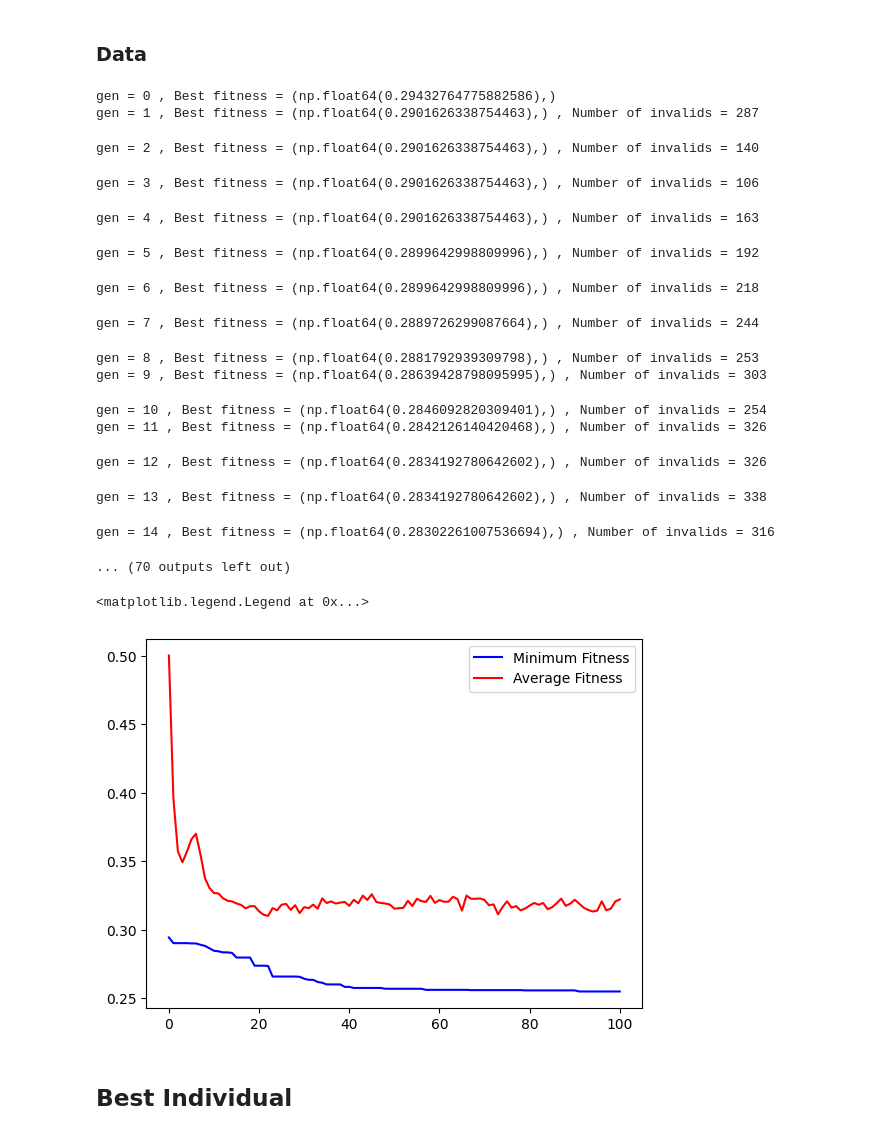
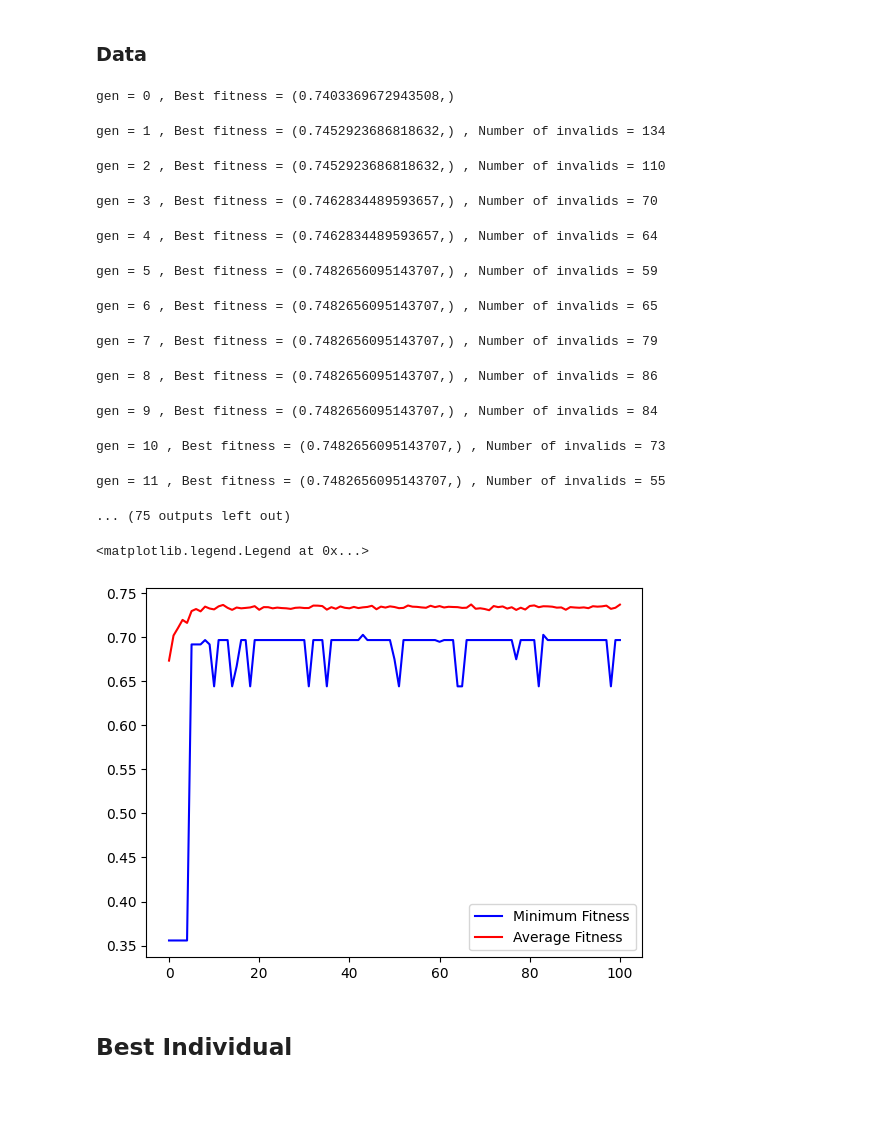
Before and after one commit to BuiHoangTu/ul.year2024Autumn.evolutionary-computation.mid-project, a Jupyter notebook: main.ipynb, the cells around one changed output. Drawn from its saved outputs; the diff is of its cells as text; code cells hidden in the pictures; blank space fills up the shorter version.

```diff
--- a/main.ipynb
+++ b/main.ipynb
@@ -134,7 +134,7 @@ import random
 RANDOM_SEED = 1
 random.seed(RANDOM_SEED)
 
-POPULATION_SIZE = 1000
+POPULATION_SIZE = 100
 MAX_GENERATIONS = 100
 P_CROSSOVER = 0.8
 P_MUTATION = 0.01
@@ -146,7 +146,7 @@ GENOME_REPRESENTATION = "list"
 MAX_GENOME_LENGTH = None
 
 MAX_INIT_TREE_DEPTH = 13
-MIN_INIT_TREE_DEPTH = 3
+MIN_INIT_TREE_DEPTH = 5
 MAX_TREE_DEPTH = 90
 MAX_WRAPS = 0
 CODON_SIZE = 255
@@ -322,3 +264,20 @@ y_train = trainDf["output"].to_numpy()
+# %%
+import cupy
+
+
+# train data
+X_train = trainDf.drop(columns=["output"])
+y_train = trainDf["output"].to_numpy()
+
+# split the data
+x_train_gpu, x_test_gpu, Y_train_gpu, Y_test_gpu = train_test_split(X_train, y_train, test_size=0.2, random_state=RANDOM_SEED, stratify=y_train)
+
+# move to gpu
+x_train_gpu = cupy.asarray(x_train_gpu).get()
+x_test_gpu = cupy.asarray(x_test_gpu).get()
+
+Y_train_gpu = cupy.asarray(Y_train_gpu).get()
+Y_test_gpu = cupy.asarray(Y_test_gpu).get()
 # %%
 # population and hall of fame:
 population = toolbox.populationCreator(
@@ -351,7 +310,7 @@ population, logbook = ge_eaSimpleWithElitism(
     codon_size=CODON_SIZE,
     max_tree_depth=MAX_TREE_DEPTH,
     max_genome_length=MAX_GENOME_LENGTH,
-    points_train=[X_train, y_train],
+    points_train=[X_train, y_train, x_train_gpu, x_test_gpu, Y_train_gpu, Y_test_gpu],
     # points_test=[X_test, y_test],
     codon_consumption=CODON_CONSUMPTION,
     report_items=REPORT_ITEMS,
@@ -361,35 +320,32 @@ population, logbook = ge_eaSimpleWithElitism(
     verbose=False,
 )
 # %% [output]
-gen = 0 , Best fitness = (np.float64(0.29432764775882586),)
-gen = 1 , Best fitness = (np.float64(0.2901626338754463),) , Number of invalids = 287
+gen = 0 , Best fitness = (0.7403369672943508,)
-gen = 2 , Best fitness = (np.float64(0.2901626338754463),) , Number of invalids = 140
+gen = 1 , Best fitness = (0.7452923686818632,) , Number of invalids = 134
-gen = 3 , Best fitness = (np.float64(0.2901626338754463),) , Number of invalids = 106
+gen = 2 , Best fitness = (0.7452923686818632,) , Number of invalids = 110
-gen = 4 , Best fitness = (np.float64(0.2901626338754463),) , Number of invalids = 163
+gen = 3 , Best fitness = (0.7462834489593657,) , Number of invalids = 70
-gen = 5 , Best fitness = (np.float64(0.2899642998809996),) , Number of invalids = 192
+gen = 4 , Best fitness = (0.7462834489593657,) , Number of invalids = 64
-gen = 6 , Best fitness = (np.float64(0.2899642998809996),) , Number of invalids = 218
+gen = 5 , Best fitness = (0.7482656095143707,) , Number of invalids = 59
-gen = 7 , Best fitness = (np.float64(0.2889726299087664),) , Number of invalids = 244
+gen = 6 , Best fitness = (0.7482656095143707,) , Number of invalids = 65
-gen = 8 , Best fitness = (np.float64(0.2881792939309798),) , Number of invalids = 253
-gen = 9 , Best fitness = (np.float64(0.28639428798095995),) , Number of invalids = 303
+gen = 7 , Best fitness = (0.7482656095143707,) , Number of invalids = 79
-gen = 10 , Best fitness = (np.float64(0.2846092820309401),) , Number of invalids = 254
-gen = 11 , Best fitness = (np.float64(0.2842126140420468),) , Number of invalids = 326
+gen = 8 , Best fitness = (0.7482656095143707,) , Number of invalids = 86
-gen = 12 , Best fitness = (np.float64(0.2834192780642602),) , Number of invalids = 326
+gen = 9 , Best fitness = (0.7482656095143707,) , Number of invalids = 84
-gen = 13 , Best fitness = (np.float64(0.2834192780642602),) , Number of invalids = 338
+gen = 10 , Best fitness = (0.7482656095143707,) , Number of invalids = 73
-gen = 14 , Best fitness = (np.float64(0.28302261007536694),) , Number of invalids = 316
+gen = 11 , Best fitness = (0.7482656095143707,) , Number of invalids = 55
-... (70 outputs left out)
+... (75 outputs left out)
 # %%
 from matplotlib import pyplot as plt
 
 gen = logbook.select("gen")
 fit_mins = logbook.select("min")
 fit_avgs = logbook.select("avg")
 
-plt.plot(gen, fit_mins, "b-", label="Minimum Fitness")
+plt.plot(gen, fit_mins, "b-", label="Maximum Fitness")
 plt.plot(gen, fit_avgs, "r-", label="Average Fitness")
 plt.legend()
 # %% [output]
 <matplotlib.legend.Legend at 0x...>
-[figure, old version]
+[figure, new version]
 # %% [markdown]
 ## Best Individual
 # %%
```
Also changed, not shown: parts of 8 cells of this notebook, 3 other files.
